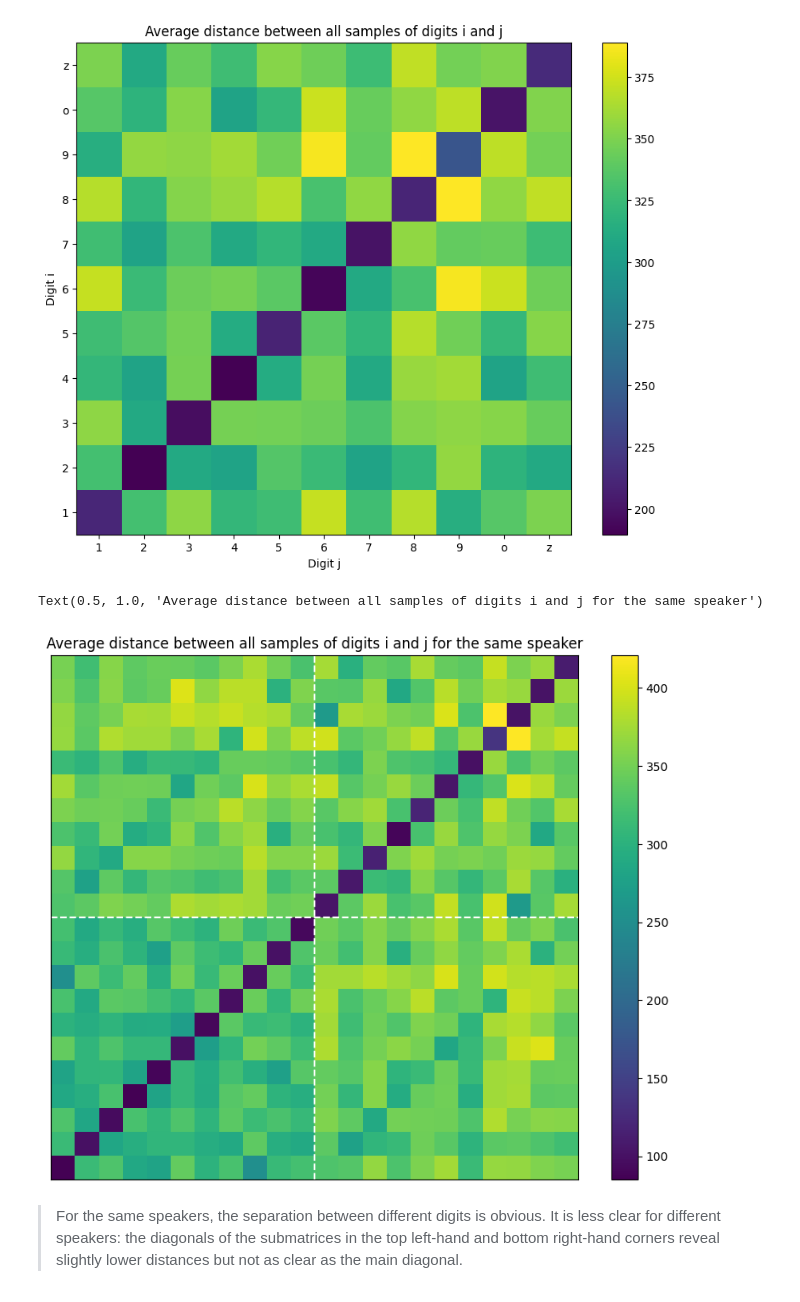
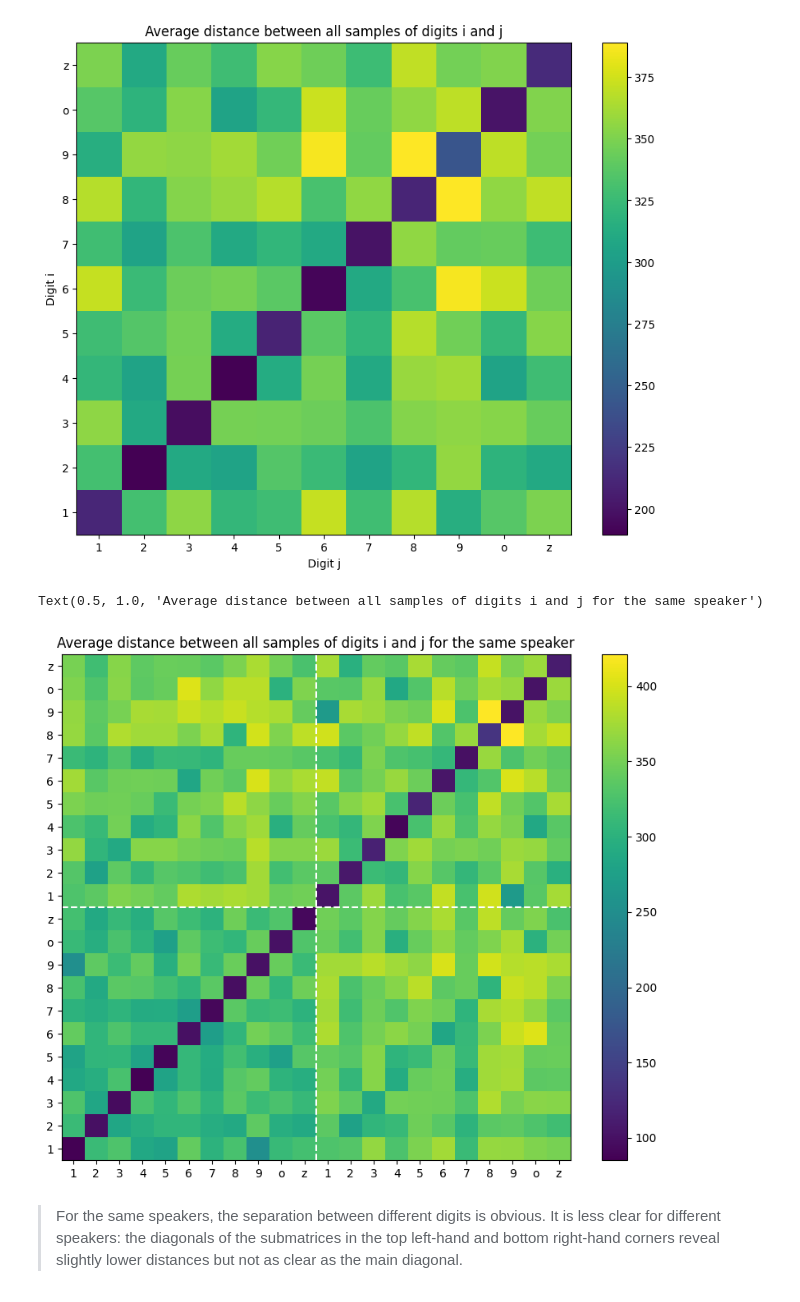
Before and after one commit to celdot/Speech_Speaker_Recognition, a Jupyter notebook: Assignements/lab1/lab1.ipynb, the cells around one changed output. Cells and saved outputs as stored; diff of their text form; code cells hidden in the pictures.

```diff
--- a/Assignements/lab1/lab1.ipynb
+++ b/Assignements/lab1/lab1.ipynb
@@ -573,36 +576,38 @@ Text(0.5, 1.0, 'Average distance between all samples of digits i and j')
 # %%
 # Compute the average distance between samples of the same digit for the same speaker
 
 speakers = [data[i]["speaker"] for i in range(len(data))]
 # One hot encoding of the speakers
 speakers = np.array(speakers)
 unique_speakers = np.unique(speakers)
 speakers = np.array([np.where(unique_speakers == s)[0][0] for s in speakers])
 
 distances_speakers = np.zeros((2*len(unique_labels), 2*len(unique_labels)))
 
 for i, label1 in enumerate(unique_labels):
     for j, label2 in enumerate(unique_labels):
         for s1 in range(len(unique_speakers)):
             for s2 in range(len(unique_speakers)):
                 distances_speakers[i + s1 * len(unique_labels), j + s2 * len(unique_labels)] += np.mean(
                     D[(labels == label1) & (speakers == s1)][:, (labels == label2) & (speakers == s2)])
 
 
 plt.figure(figsize=(10, 8))
 plt.pcolormesh(distances_speakers)
 # Add vertical and horizontal lines to separate the speakers
 for i in range(1, len(unique_speakers)):
     plt.axvline(i * len(unique_labels), color='white', linestyle='--')
     plt.axhline(i * len(unique_labels), color='white', linestyle='--')
 
-plt.xticks([])
-plt.yticks([])
+xticks = 0.5 + np.concatenate([np.arange(len(unique_labels)) + i * len(unique_labels) for i in range(len(unique_speakers))])
+yticks = 0.5 + np.concatenate([np.arange(len(unique_labels)) + i * len(unique_labels) for i in range(len(unique_speakers))])
+plt.xticks(xticks, np.concatenate([unique_labels for _ in range(len(unique_speakers))]))
+plt.yticks(yticks, np.concatenate([unique_labels for _ in range(len(unique_speakers))]))
 plt.colorbar()
 plt.title("Average distance between all samples of digits i and j for the same speaker")
 # %% [output]
 Text(0.5, 1.0, 'Average distance between all samples of digits i and j for the same speaker')
-[figure, old version]
+[figure, new version]
 # %% [markdown]
 > For the same speakers, the separation between different digits is obvious. It is less clear for different speakers: the diagonals of the submatrices in the top left-hand and bottom right-hand corners reveal slightly lower distances but not as clear as the main diagonal.
 # %% [markdown]
```
Also changed, not shown: parts of 3 cells of this notebook.
